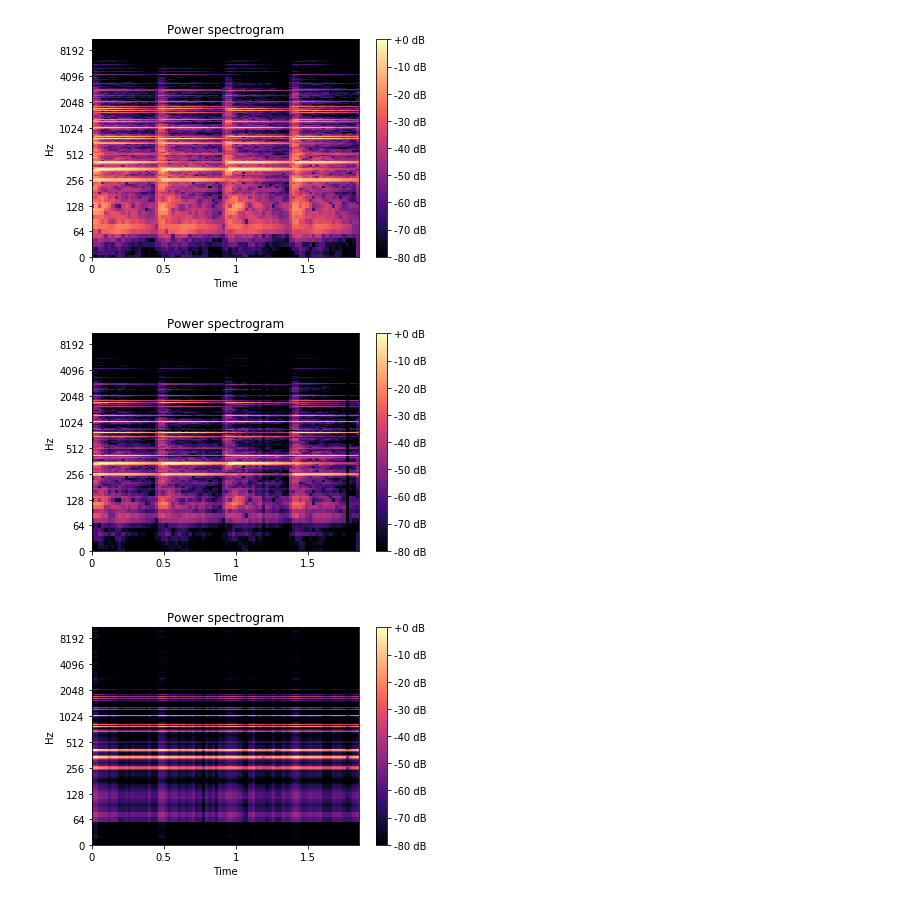
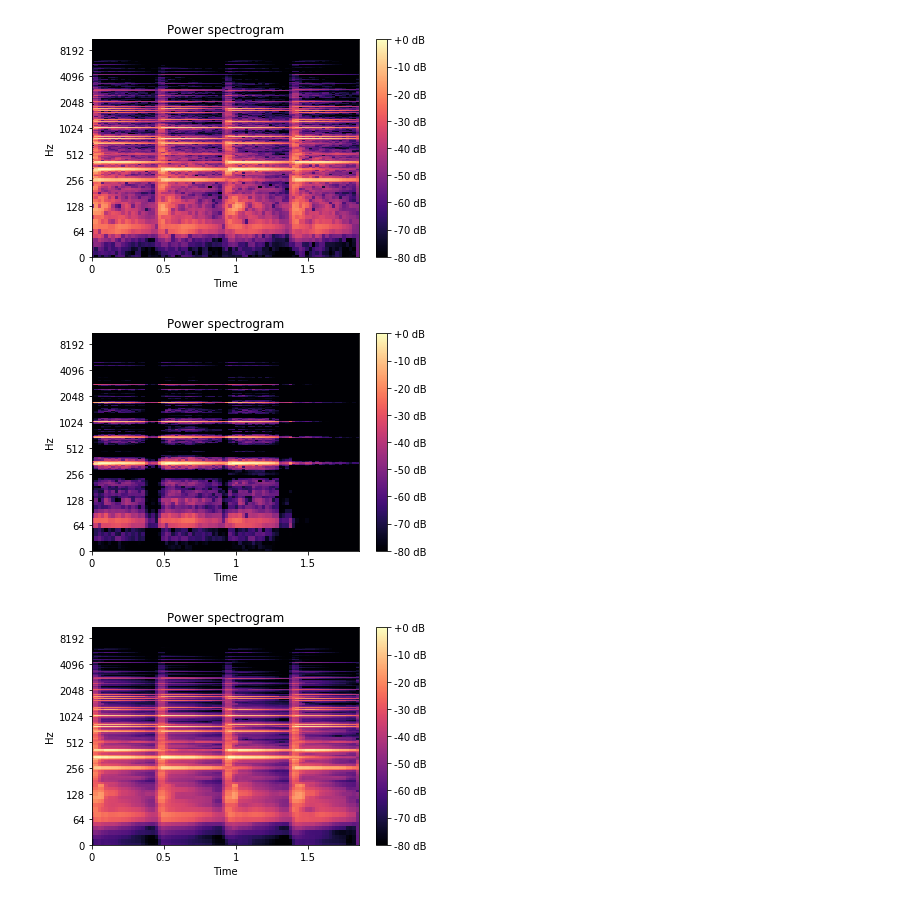
Before and after one commit to mariasoroka/StatisticalMachineLearning, a Jupyter notebook: tam_experiments.ipynb, the cells around one changed output. Saved outputs shown, nothing was run; the diff lists cells and outputs as text; code cells hidden in the pictures.

```diff
--- a/tam_experiments.ipynb
+++ b/tam_experiments.ipynb
@@ -11,7 +11,7 @@ ViolinSpectrogram.visualize()
 ViolinSpectrogram.restore_recording("./data/exp.wav")
 matrix_to_factorize = NMF(ViolinSpectrogram.compute_matrix())
 # matrix_to_factorize = NMF(ViolinSpectrogram.spectrogram)
-W, H, WH = matrix_to_factorize.factorize_EM_IS(5, 10)
+W, H, WH = matrix_to_factorize.factorize_EM_IS(10, 5000)
 C_matrices = matrix_to_factorize.wiener_reconstruction(W, H, WH)
 # %% [output]
 [figure]
@@ -20,10 +20,10 @@ new_spectrogram = Spectrogram(C_matrices[0], ViolinSpectrogram.fs)
 new_spectrogram.visualize()
 new_spectrogram.restore_recording("./data/exp_note.wav")
 # %% [output]
-[figure, old version]
+[figure, new version]
 # %%
-new_spectrogram = Spectrogram(WH, ViolinSpectrogram.fs)
+new_spectrogram = Spectrogram(np.sqrt(WH), ViolinSpectrogram.fs)
 new_spectrogram.visualize()
 new_spectrogram.restore_recording("./data/exp_full.wav")
 # %% [output]
-[figure, old version]
+[figure, new version]
```
Also changed, not shown: parts of 2 cells of this notebook, 3 other files.
